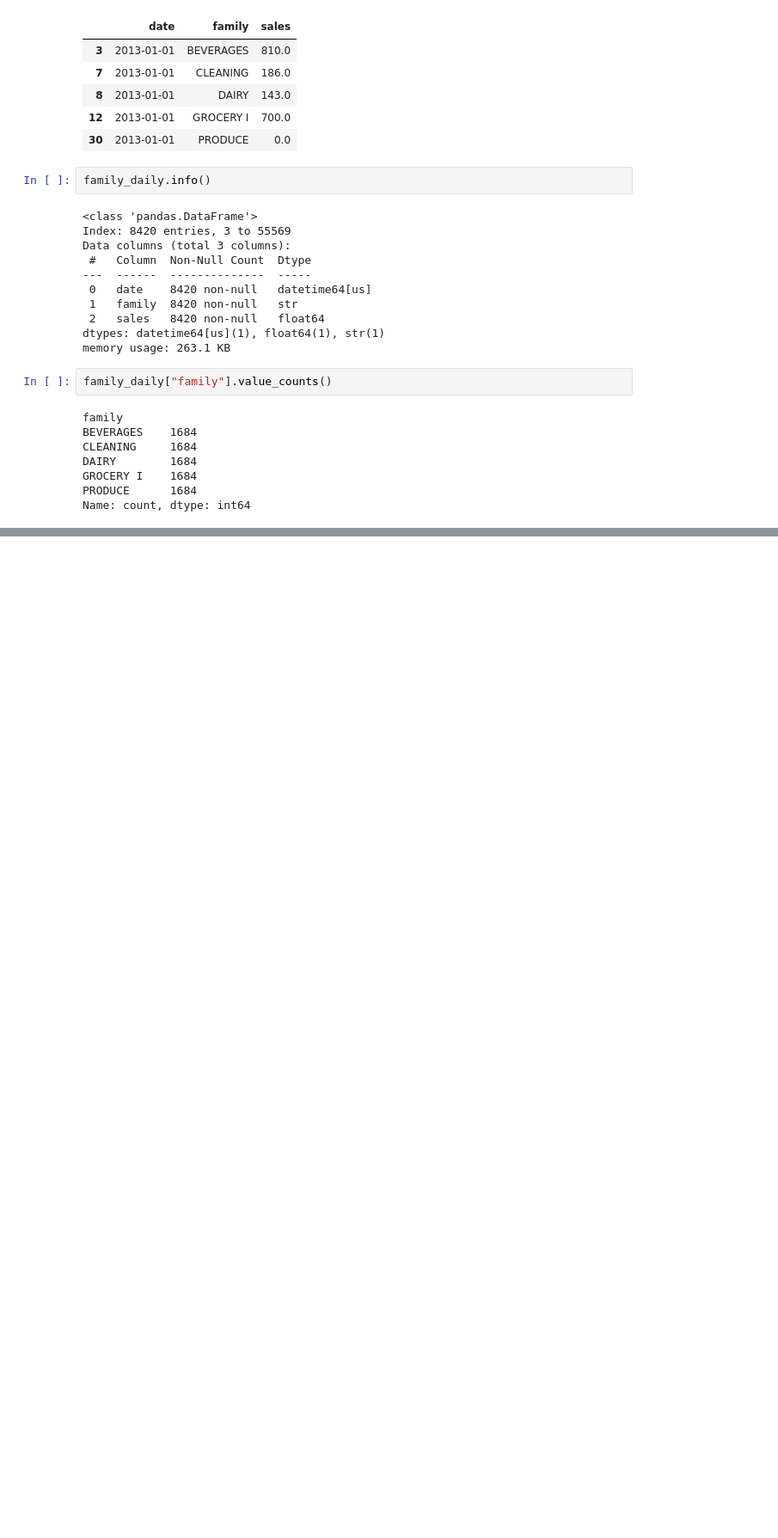
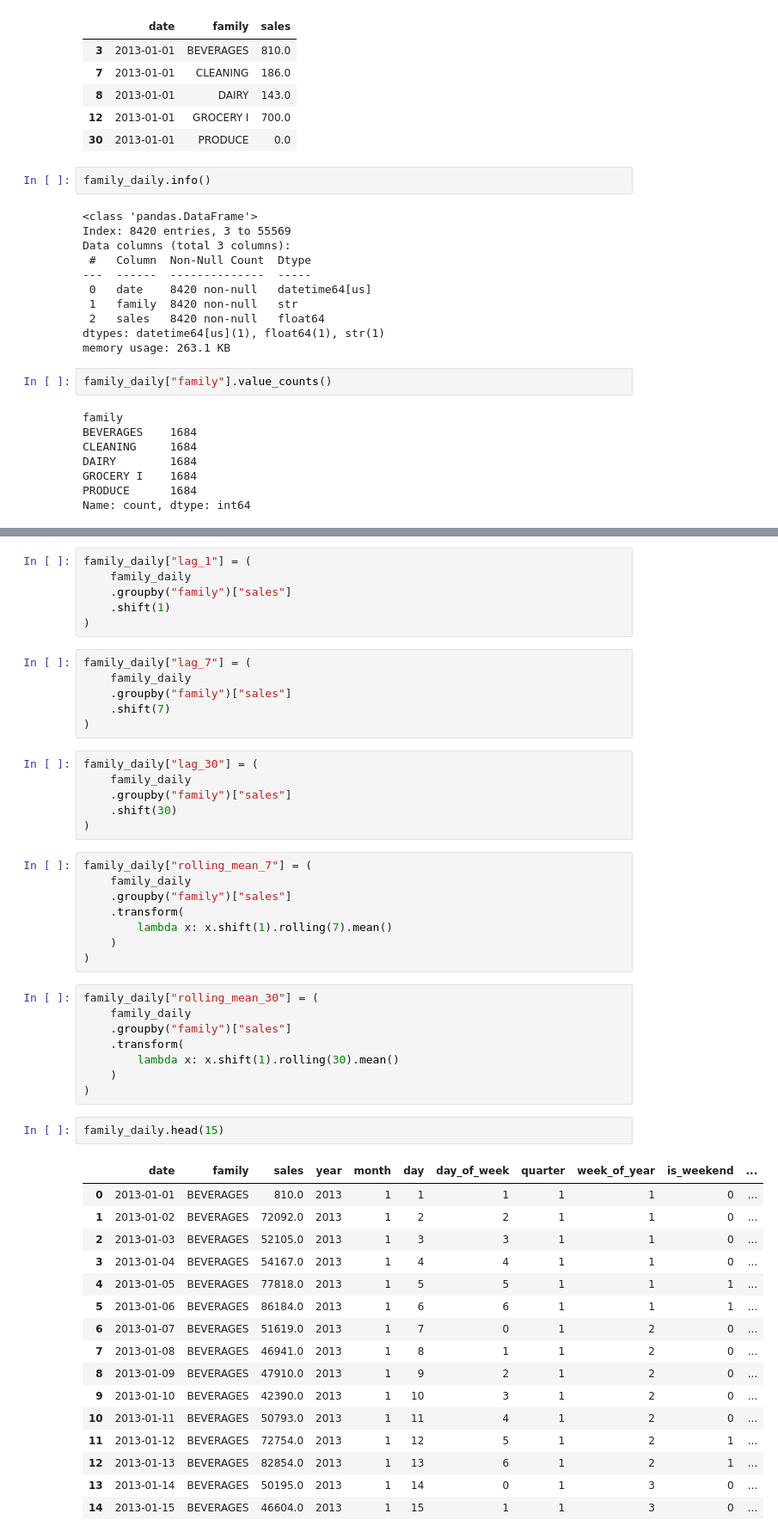
Before and after one commit to Edugar97/retail-demand-forecasting, a Jupyter notebook: notebooks/02_modeling.ipynb, the cells around one changed output, grey strips where cells are left out. Shown at 86% size. Drawn from its saved outputs; the diff is of its cells as text; blank space fills up the shorter version.

```diff
--- a/notebooks/02_modeling.ipynb
+++ b/notebooks/02_modeling.ipynb
@@ -114,0 +163,53 @@ plt.show()
+# %%
+family_daily["lag_1"] = (
+    family_daily
+    .groupby("family")["sales"]
+    .shift(1)
+)
+# %%
+family_daily["lag_7"] = (
+    family_daily
+    .groupby("family")["sales"]
+    .shift(7)
+)
+# %%
+family_daily["lag_30"] = (
+    family_daily
+    .groupby("family")["sales"]
+    .shift(30)
+)
+# %%
+family_daily["rolling_mean_7"] = (
+    family_daily
+    .groupby("family")["sales"]
+    .transform(
+        lambda x: x.shift(1).rolling(7).mean()
+    )
+)
+# %%
+family_daily["rolling_mean_30"] = (
+    family_daily
+    .groupby("family")["sales"]
+    .transform(
+        lambda x: x.shift(1).rolling(30).mean()
+    )
+)
+# %%
+family_daily.head(15)
+# %% [output]
+|  | date | family | sales | year | month | day | day_of_week | quarter | week_of_year | is_weekend | ... |
+| 0 | 2013-01-01 | BEVERAGES | 810.0 | 2013 | 1 | 1 | 1 | 1 | 1 | 0 | ... |
+| 1 | 2013-01-02 | BEVERAGES | 72092.0 | 2013 | 1 | 2 | 2 | 1 | 1 | 0 | ... |
+| 2 | 2013-01-03 | BEVERAGES | 52105.0 | 2013 | 1 | 3 | 3 | 1 | 1 | 0 | ... |
+| 3 | 2013-01-04 | BEVERAGES | 54167.0 | 2013 | 1 | 4 | 4 | 1 | 1 | 0 | ... |
+| 4 | 2013-01-05 | BEVERAGES | 77818.0 | 2013 | 1 | 5 | 5 | 1 | 1 | 1 | ... |
+| 5 | 2013-01-06 | BEVERAGES | 86184.0 | 2013 | 1 | 6 | 6 | 1 | 1 | 1 | ... |
+| 6 | 2013-01-07 | BEVERAGES | 51619.0 | 2013 | 1 | 7 | 0 | 1 | 2 | 0 | ... |
+| 7 | 2013-01-08 | BEVERAGES | 46941.0 | 2013 | 1 | 8 | 1 | 1 | 2 | 0 | ... |
+| 8 | 2013-01-09 | BEVERAGES | 47910.0 | 2013 | 1 | 9 | 2 | 1 | 2 | 0 | ... |
+| 9 | 2013-01-10 | BEVERAGES | 42390.0 | 2013 | 1 | 10 | 3 | 1 | 2 | 0 | ... |
+| 10 | 2013-01-11 | BEVERAGES | 50793.0 | 2013 | 1 | 11 | 4 | 1 | 2 | 0 | ... |
+| 11 | 2013-01-12 | BEVERAGES | 72754.0 | 2013 | 1 | 12 | 5 | 1 | 2 | 1 | ... |
+| 12 | 2013-01-13 | BEVERAGES | 82854.0 | 2013 | 1 | 13 | 6 | 1 | 2 | 1 | ... |
+| 13 | 2013-01-14 | BEVERAGES | 50195.0 | 2013 | 1 | 14 | 0 | 1 | 3 | 0 | ... |
+| 14 | 2013-01-15 | BEVERAGES | 46604.0 | 2013 | 1 | 15 | 1 | 1 | 3 | 0 | ... |
```
Also changed, not shown: parts of 37 cells of this notebook.
